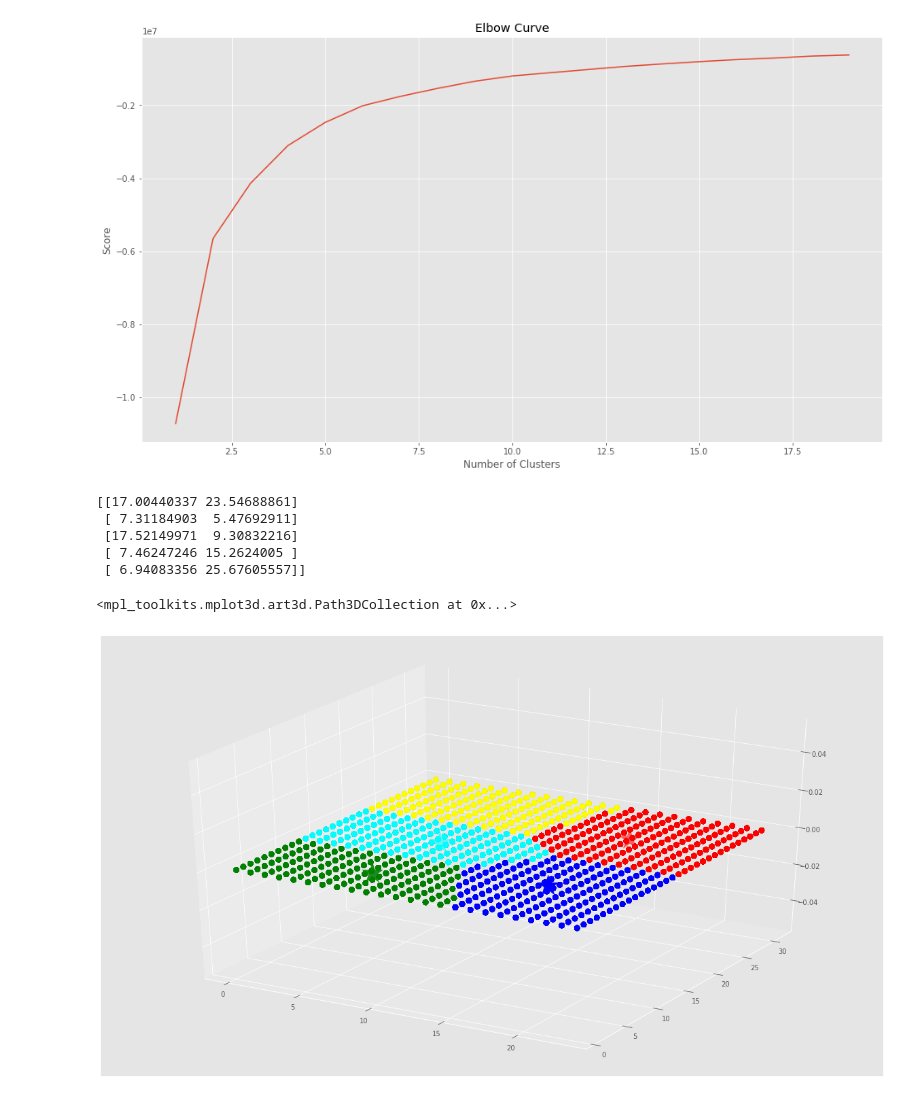
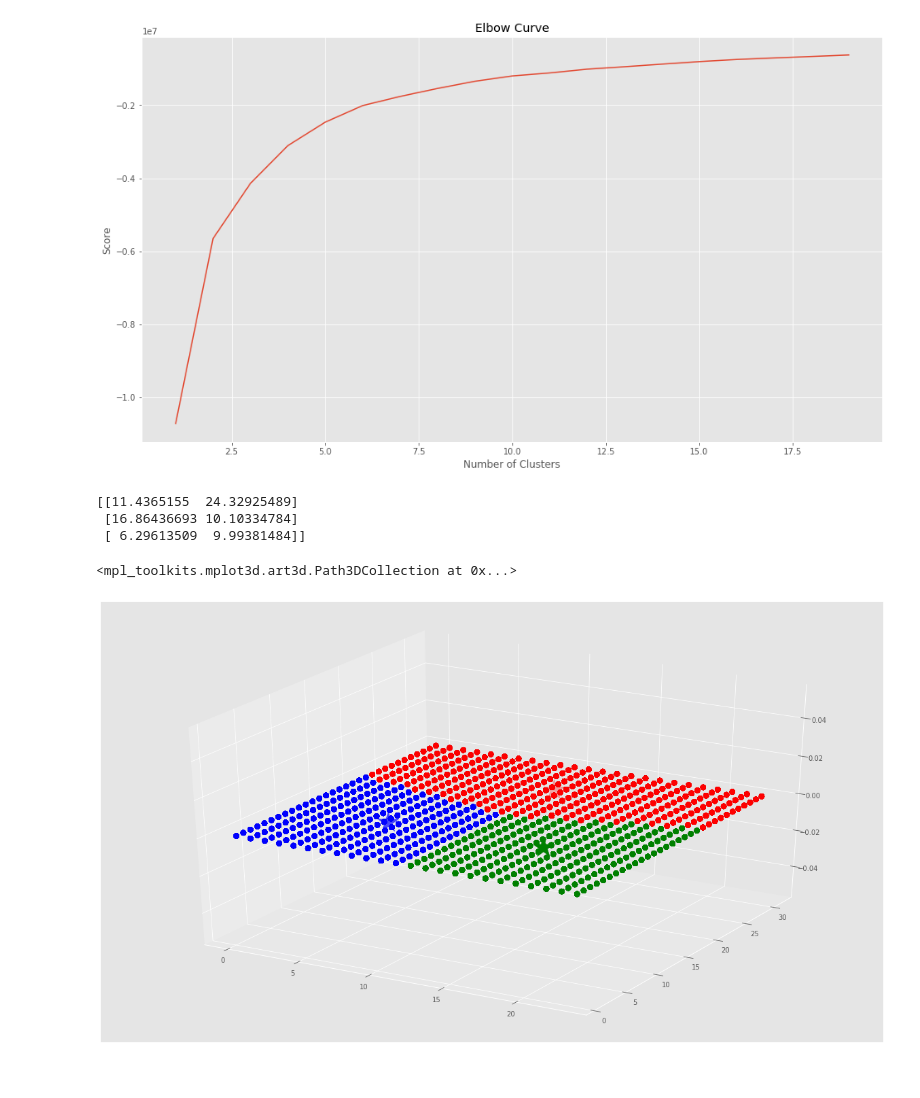
Before and after one commit to stivenramireza/hubrid-machine-learning, a Jupyter notebook: classifier/AprendizajeNoSupervisado.ipynb, the cells around one changed output. Saved outputs shown, nothing was run; the diff lists cells and outputs as text; code cells hidden in the pictures.

```diff
--- a/classifier/AprendizajeNoSupervisado.ipynb
+++ b/classifier/AprendizajeNoSupervisado.ipynb
@@ -124,32 +124,30 @@ plt.show()
 [figure]
 # %%
 #Prbaremos K-Means, usando 5 clusters
-kmeans = KMeans(n_clusters=5).fit(X)
+kmeans = KMeans(n_clusters=3).fit(X)
 centroids = kmeans.cluster_centers_
 print(centroids)
 # %% [output]
-[[17.00440337 23.54688861]
- [ 7.31184903  5.47692911]
- [17.52149971  9.30832216]
- [ 7.46247246 15.2624005 ]
- [ 6.94083356 25.67605557]]
+[[11.4365155  24.32925489]
+ [16.86436693 10.10334784]
+ [ 6.29613509  9.99381484]]
 # %%
 # Modelado, donde podremos visualizar los grupos y su centro con una Figura de estrella
 labels = kmeans.predict(X)
 # Obtener el centro del clouster
 C = kmeans.cluster_centers_
-colores=['red','green','blue','cyan','yellow']
+colores=['red','green','blue']
 asignar=[]
 for row in labels:
     asignar.append(colores[row])
 
 fig = plt.figure()
 ax = Axes3D(fig)
 ax.scatter(X[:, 0], X[:, 1],  c=asignar,s=60)
 ax.scatter(C[:, 0], C[:, 1],  marker='*', c=colores, s=1000)
 # %% [output]
 <mpl_toolkits.mplot3d.art3d.Path3DCollection at 0x...>
-[figure, old version]
+[figure, new version]
 # %%
 # Para visualizar mejor la grafica anterior, podemos partirla en multiples planos en temrinos(X,Y)
 f1 = dataframe['Hour'].values
```
Also changed, not shown: parts of 7 cells of this notebook, 1 other file.
